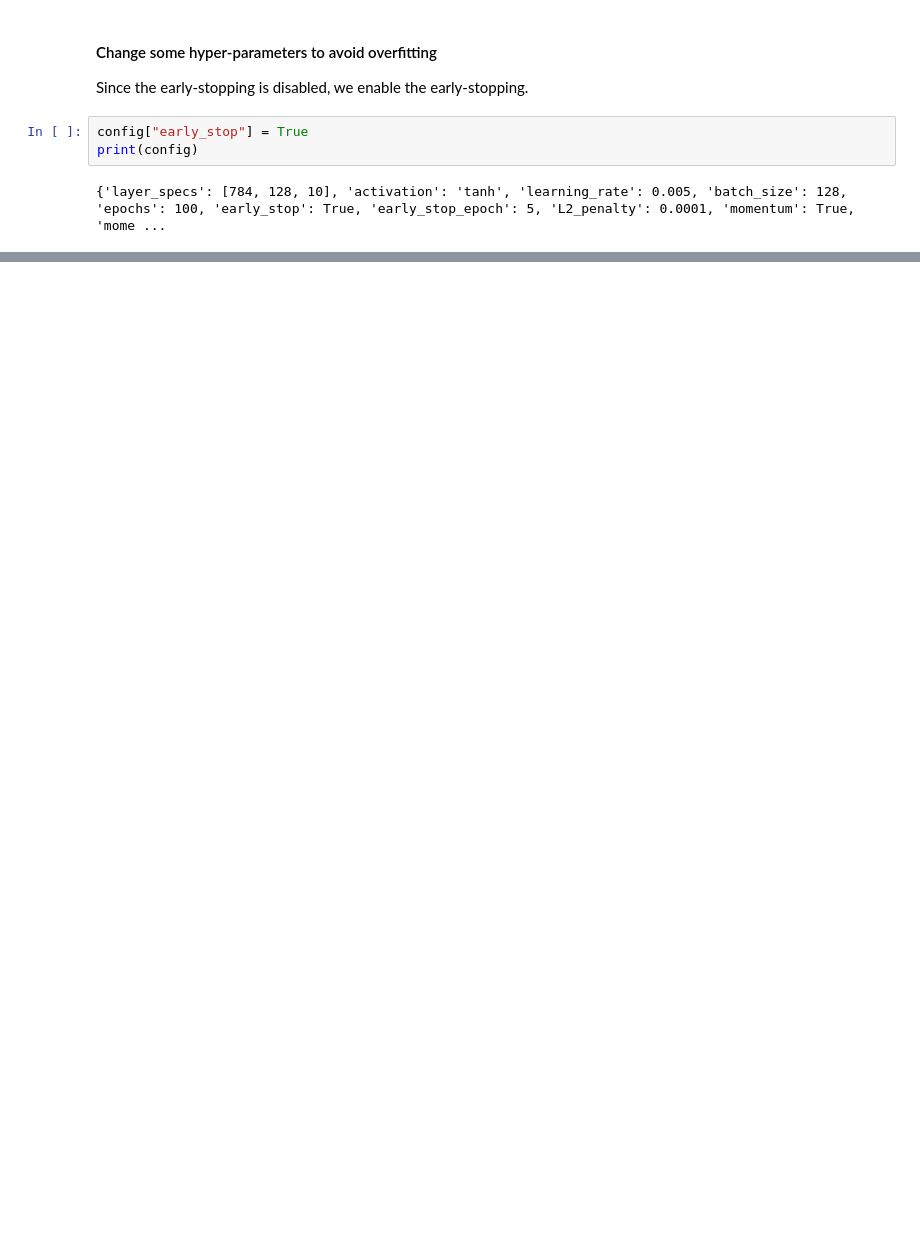
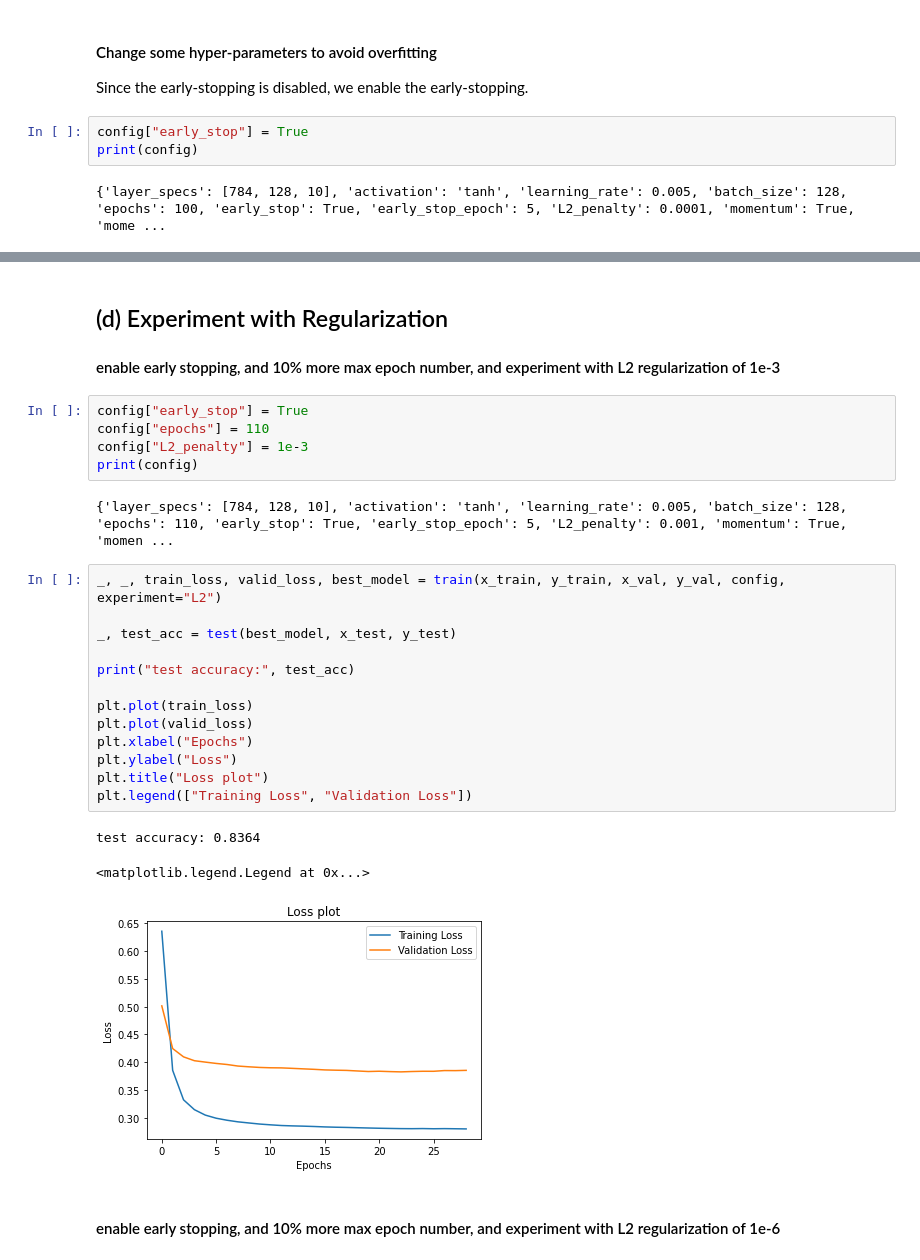
Before and after one commit to hblyx/CSE-151B, a Jupyter notebook: PA2/PA 2 notebook.ipynb, the cells around one changed output, grey strips where cells are left out. Drawn from its saved outputs; the diff is of its cells as text; blank space fills up the shorter version.

```diff
--- a/PA2/PA 2 notebook.ipynb
+++ b/PA2/PA 2 notebook.ipynb
@@ -93,0 +107,30 @@ _, test_acc = test(best_model, x_test, y_test)
+# %% [markdown]
+## (d) Experiment with Regularization
+
+#### enable early stopping, and 10% more max epoch number, and experiment with L2 regularization of 1e-3
+# %%
+config["early_stop"] = True
+config["epochs"] = 110
+config["L2_penalty"] = 1e-3
+print(config)
+# %% [output]
+{'layer_specs': [784, 128, 10], 'activation': 'tanh', 'learning_rate': 0.005, 'batch_size': 128, 'epochs': 110, 'early_stop': True, 'early_stop_epoch': 5, 'L2_penalty': 0.001, 'momentum': True, 'momen ...
+# %%
+_, _, train_loss, valid_loss, best_model = train(x_train, y_train, x_val, y_val, config, experiment="L2")
+
+_, test_acc = test(best_model, x_test, y_test)
+
+print("test accuracy:", test_acc)
+
+plt.plot(train_loss)
+plt.plot(valid_loss)
+plt.xlabel("Epochs")
+plt.ylabel("Loss")
+plt.title("Loss plot")
+plt.legend(["Training Loss", "Validation Loss"])
+# %% [output]
+test accuracy: 0.8364
+<matplotlib.legend.Legend at 0x...>
+[figure, added]
+# %% [markdown]
+#### enable early stopping, and 10% more max epoch number, and experiment with L2 regularization of 1e-6
```
Also changed, not shown: parts of 28 cells of this notebook, 1 other file.
